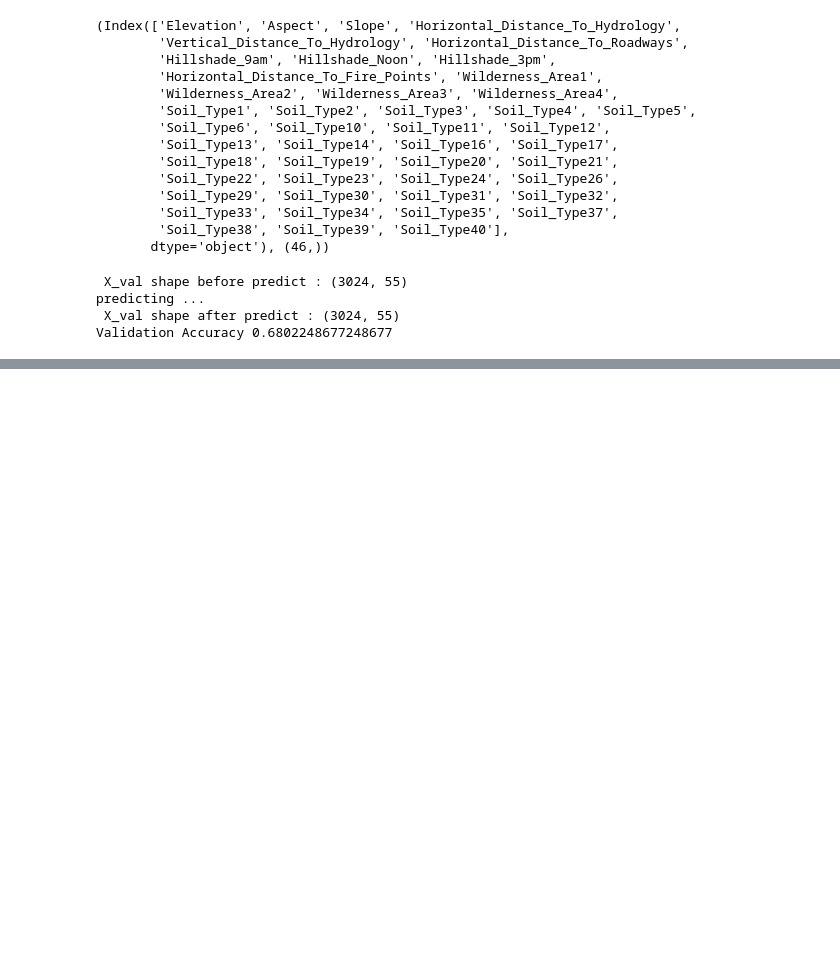
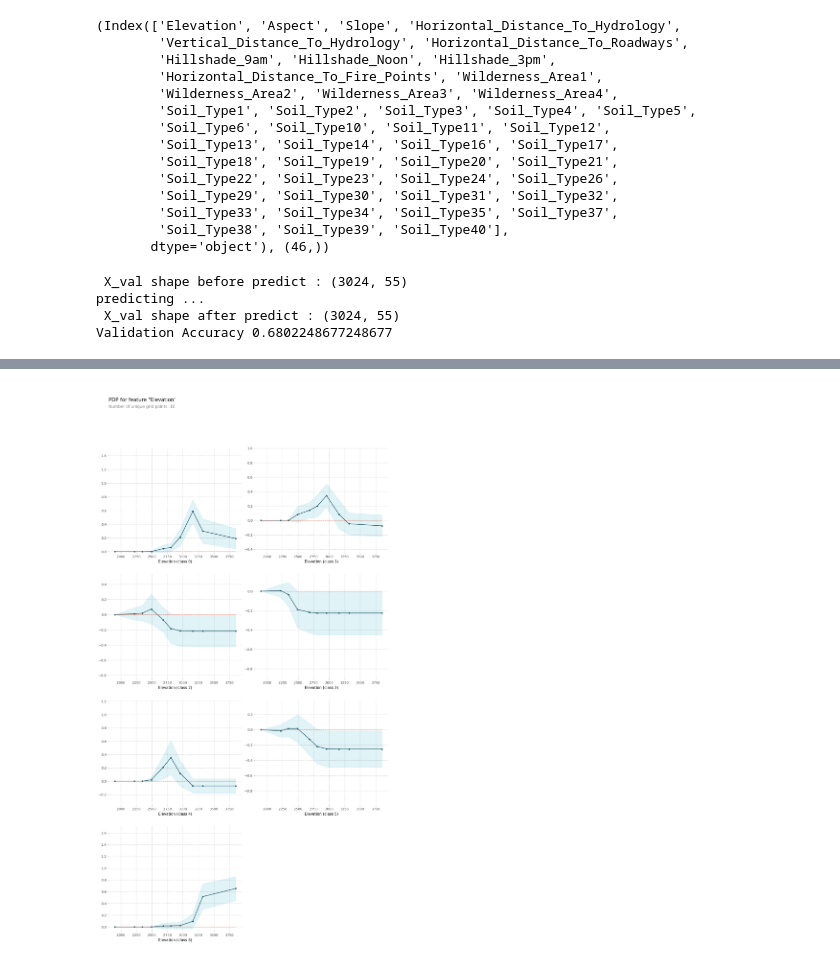
Before and after one commit to skhabiri/DS-Unit-2-Applied-Modeling, a Jupyter notebook: module4-model-interpretation/skhabiri_LS_DS_build2_assignment.ipynb, the cells around one changed output, grey strips where cells are left out. Drawn from its saved outputs; the diff is of its cells as text; code cells hidden in the pictures; blank space fills up the shorter version.

```diff
--- a/module4-model-interpretation/skhabiri_LS_DS_build2_assignment.ipynb
+++ b/module4-model-interpretation/skhabiri_LS_DS_build2_assignment.ipynb
@@ -737,0 +805,11 @@ Validation Accuracy 0.6802248677248677
+# %%
+from pdpbox import pdp
+
+feature = 'Elevation'
+pdp_dist = pdp.pdp_isolate(model=model,
+                           dataset=X_val_xform,
+                           model_features=X_val_xform.columns,
+                           feature=feature)
+pdp.pdp_plot(pdp_dist, feature, plot_lines=False);
+# %% [output]
+[figure, added]
```
Also changed, not shown: parts of 18 cells of this notebook.
